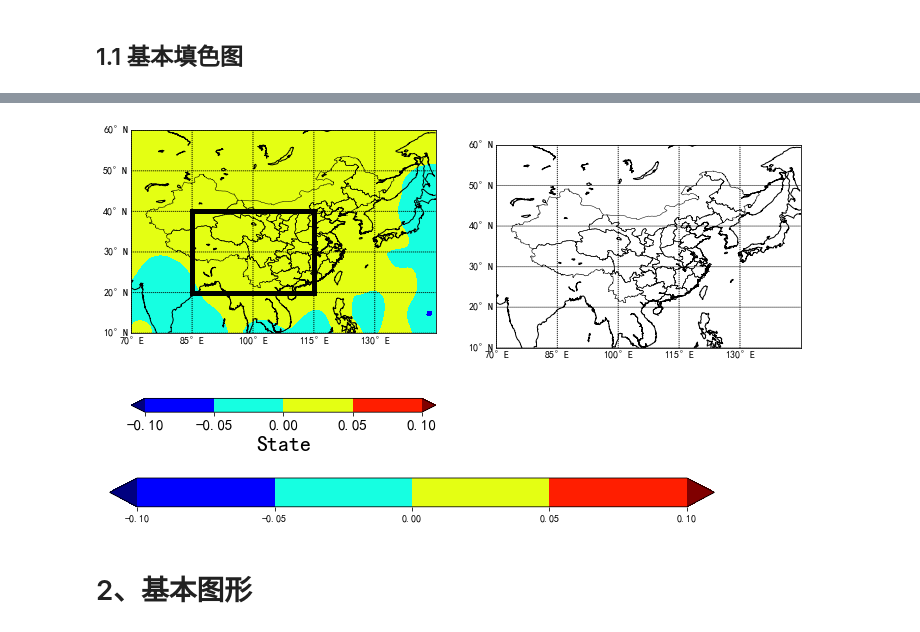
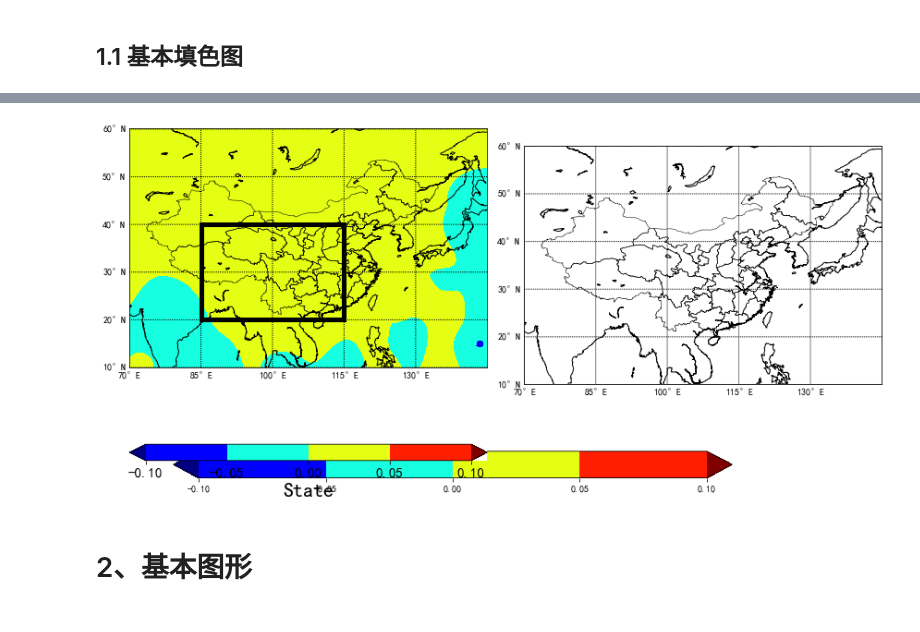
Before and after one commit to whpldgs/tec, a Jupyter notebook: matplotlib_tec.ipynb, the cells around one changed output, grey strips where cells are left out. Drawn from its saved outputs; the diff is of its cells as text; code cells hidden in the pictures.

```diff
--- a/matplotlib_tec.ipynb
+++ b/matplotlib_tec.ipynb
@@ -3,11 +3,14 @@
 # %% [markdown]
 ## 1.1 基本填色图
 # %%
+import numpy as np
 import matplotlib.pyplot as plt
 from mpl_toolkits.basemap import Basemap
 from matplotlib.path import Path
 import matplotlib.patches as patches
 
+# meteva
+import meteva.base as meb
 
 def draw_map(ax):
     m = Basemap(projection='cyl',llcrnrlon=slon,llcrnrlat=slat,urcrnrlon=elon,urcrnrlat=elat,resolution='l',ax=ax)
@@ -34,7 +37,7 @@ clevs = np.linspace(-0.1, 0.1, 5)
 
 fig, axes = plt.subplots(nrows=1, ncols=2, figsize=(12,8))
 [ax1,ax2] = axes
-ax_cb_h = fig.add_axes([0.1,0.05,0.7,0.05])
+ax_cb_h = fig.add_axes([0.1,0.2,0.7,0.05])
 
 m = draw_map(ax1)
 
@@ -65,4 +68,6 @@ ax1.add_patch(patch)
 # fig colorbar
 CB = fig.colorbar(CF, cax=ax_cb_h, orientation='horizontal')
 CB.minorticks_off()
+
+plt.tight_layout()
 # %% [output]
@@ -77,4 +74,4 @@ CB.minorticks_off()
-[figure, old version]
+[figure, new version]
 # %% [markdown]
 # 2、基本图形
 # %% [markdown]
```
Also changed, not shown: parts of 8 cells of this notebook, 1 other file.
